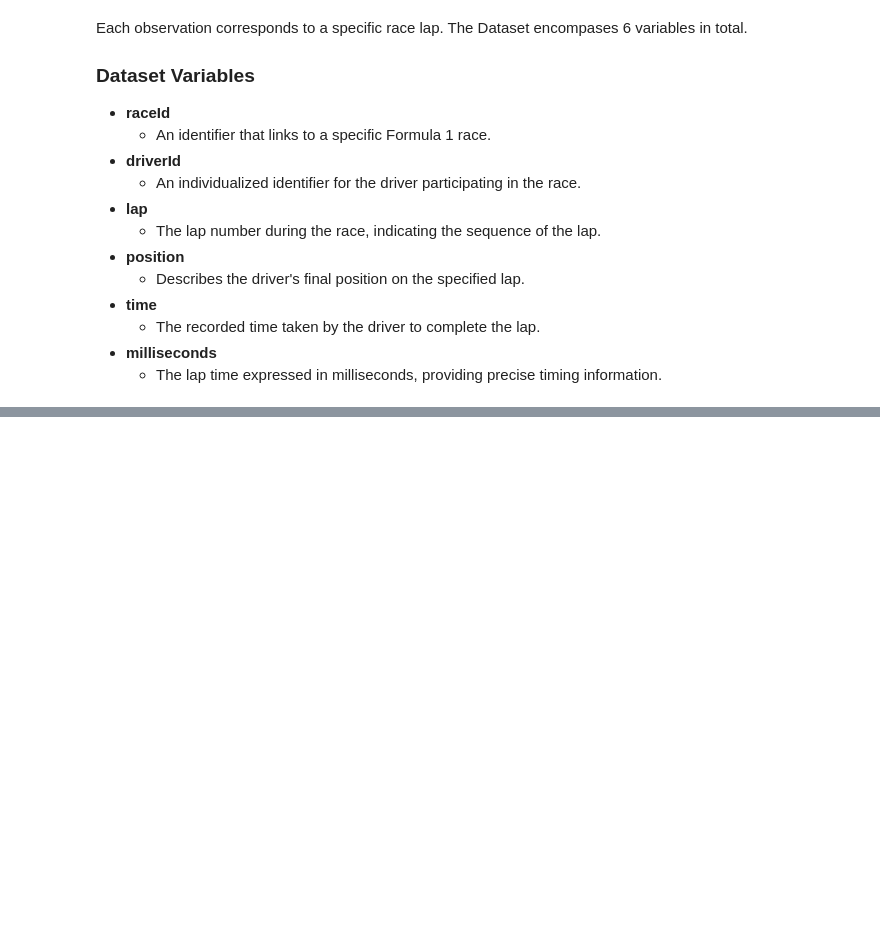
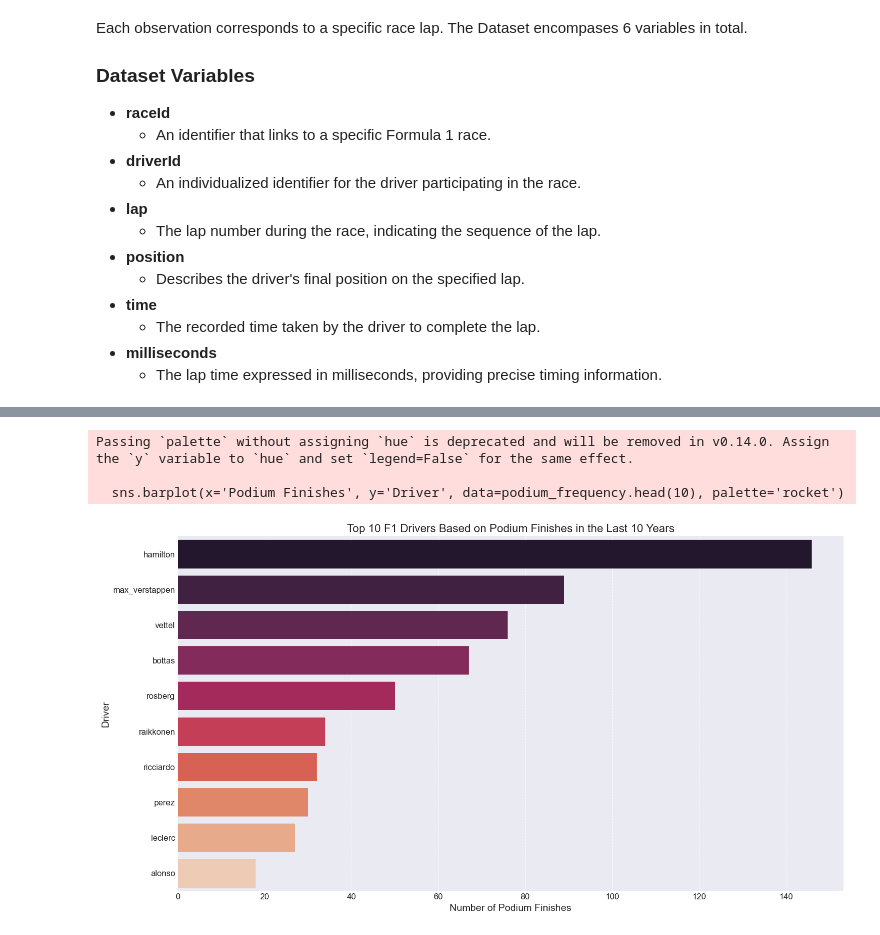
Before and after one commit to enzzzoooo/csmodel-formulaOne, a Jupyter notebook: CSMODEL_MCO_DATADESC.ipynb, the cells around one changed output, grey strips where cells are left out. Cells and saved outputs as stored; diff of their text form; code cells hidden in the pictures; blank space fills up the shorter version.

```diff
--- a/CSMODEL_MCO_DATADESC.ipynb
+++ b/CSMODEL_MCO_DATADESC.ipynb
@@ -216,0 +284,30 @@ The Race Lap Data Dataset is structured as a tabular format and contains a subst
+# %%
+# Exploratory Data Analysis (EDA) 2
+
+## Analysis of Podium Finishes by F1 Drivers in the Last 10 Years
+
+drivers = pd.read_csv('drivers.csv')
+drivers_results = pd.merge(recent_results, drivers, on='driverId', how='inner')
+podium_results = drivers_results[drivers_results['position'] <= 3]
+podium_frequency = podium_results['driverRef'].value_counts()
+podium_frequency = podium_frequency.reset_index()
+podium_frequency.columns = ['Driver', 'Podium Finishes']
+
+plt.figure(figsize=(15, 8))
+sns.barplot(x='Podium Finishes', y='Driver', data=podium_frequency.head(10), palette='rocket')
+
+plt.title('Top 10 F1 Drivers Based on Podium Finishes in the Last 10 Years', fontsize=16)
+plt.xlabel('Number of Podium Finishes', fontsize=14)
+plt.ylabel('Driver', fontsize=14)
+plt.xticks(fontsize=12)
+plt.yticks(fontsize=12)
+plt.grid(axis='x', linestyle='--', alpha=0.7)
+
+# Show the plot
+plt.tight_layout()
+plt.show()
+# %% [output]
+Passing `palette` without assigning `hue` is deprecated and will be removed in v0.14.0. Assign the `y` variable to `hue` and set `legend=False` for the same effect.
+
+  sns.barplot(x='Podium Finishes', y='Driver', data=podium_frequency.head(10), palette='rocket')
+[figure, added]
```
Also changed, not shown: parts of 6 cells of this notebook.
